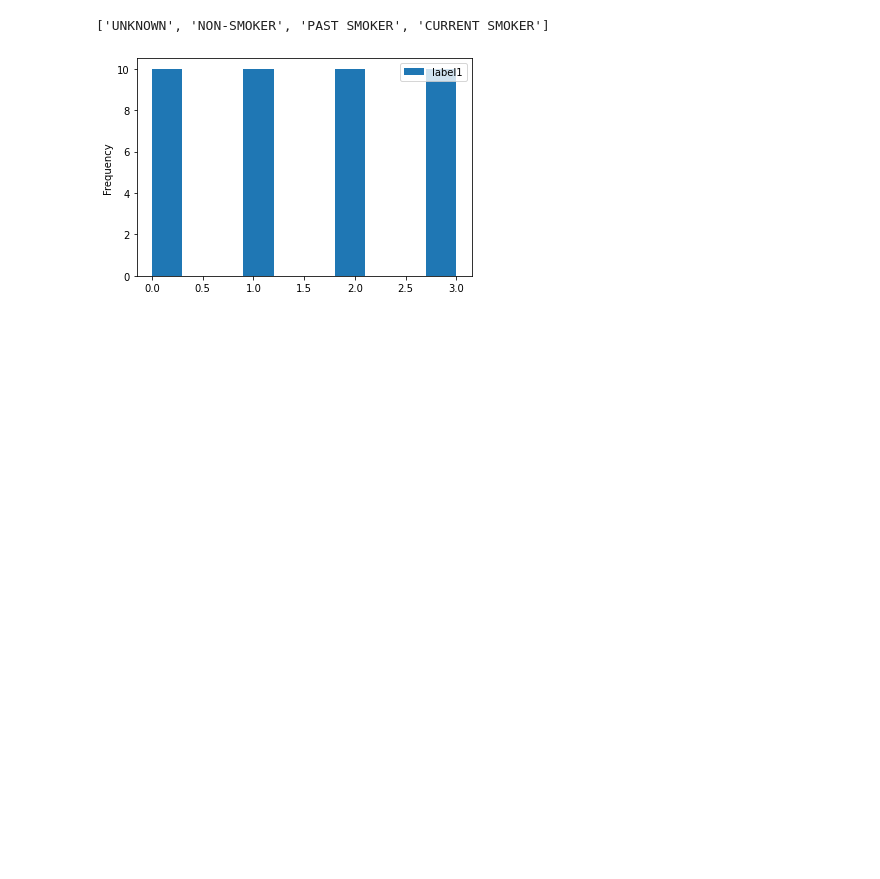
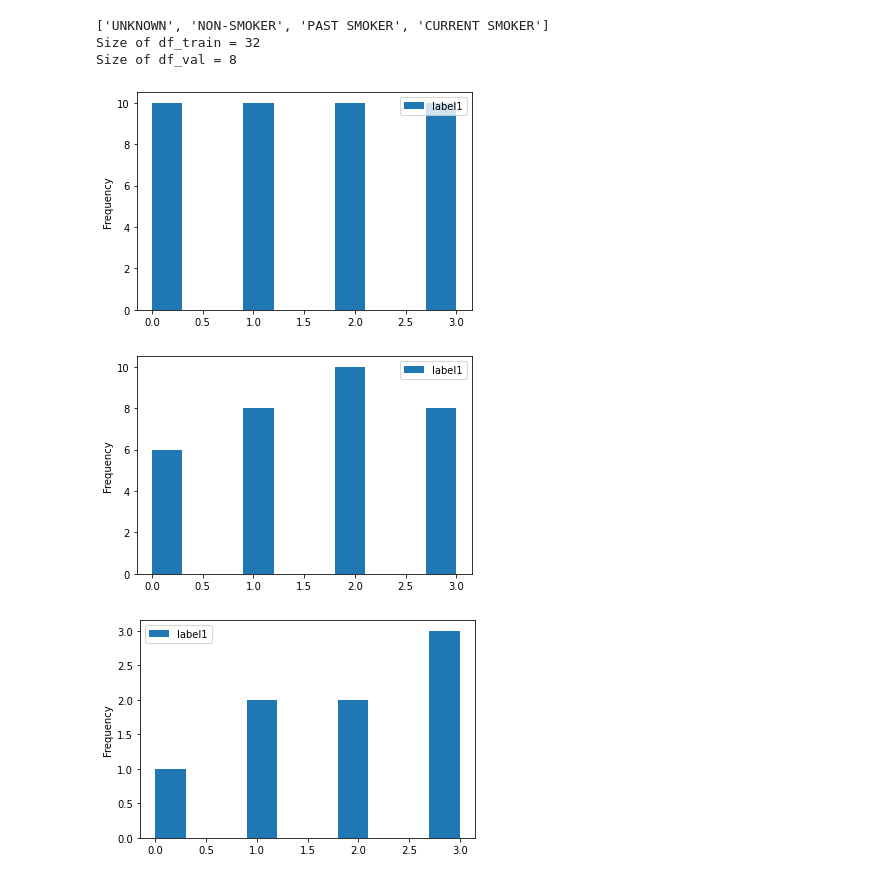
Before and after one commit to mingtatuNCTU/Smoking_Status_Detection, a Jupyter notebook: Smoking Status Detection_TextSentiment.ipynb, the cells around one changed output. Saved outputs shown, nothing was run; the diff lists cells and outputs as text; code cells hidden in the pictures; blank space fills up the shorter version.

```diff
--- a/Smoking Status Detection_TextSentiment.ipynb
+++ b/Smoking Status Detection_TextSentiment.ipynb
@@ -1,6 +1,7 @@
 # %%
 import os
 import pandas as pd
+import numpy as np
 
 PATH = os.path.abspath(os.getcwd())
 datasetPath = PATH+"/Case_Presentation/"
@@ -51,35 +52,53 @@ for i in range(len(FileList)):
         print("except {}".format(tmpName))
 
 
-df_train = pd.DataFrame({'label1':CLASSNAME,'label2':CLASSNAMES,'text':INFO})
+df = pd.DataFrame({'label1':CLASSNAME,'label2':CLASSNAMES,'text':INFO})
+df.plot.hist()
+
+DFSIZE = df.index.size
+ratio = int(0.8*DFSIZE)
+
+df_train = df.sample(n=ratio, replace=False)
+df_val = df.sample(n=DFSIZE-ratio, replace=False)
+
 df_train.plot.hist()
+df_val.plot.hist()
+print("Size of df_train = {}".format(df_train.index.size))
+print("Size of df_val = {}".format(df_val.index.size))
+
 df_train.to_csv(datasetPath+"train.csv",index=False,sep=',',header=False)
+df_val.to_csv(datasetPath+"val.csv",index=False,sep=',',header=False)
+
 
 #Creat Testing file
 CLASSNAME = []
 CLASSNAMES = []
 INFO = []
 FileList = os.listdir(TestdatasetPath)
 
 
 for i in range(len(FileList)):
     filename = FileList[i]
     tmpName = filename.split("_",1)[0]
 
     CLASSNAME.append(0)
     CLASSNAMES.append(ClassName[0])
 
     file = open(TestdatasetPath+filename,'r')
     info = file.read()
     file.close()
     INFO.append(info)
 
 import pandas as pd
 df_test = pd.DataFrame({'label1':CLASSNAME,'label2':CLASSNAMES,'text':INFO})
 df_test.to_csv(datasetPath+"test.csv",index=False,sep=',',header=False)
 # %% [output]
 ['UNKNOWN', 'NON-SMOKER', 'PAST SMOKER', 'CURRENT SMOKER']
+Size of df_train = 32
+Size of df_val = 8
 [figure]
+[figure, added]
+[figure, added]
 # %%
 import logging
 import torch
```
Also changed, not shown: parts of 3 cells of this notebook.
